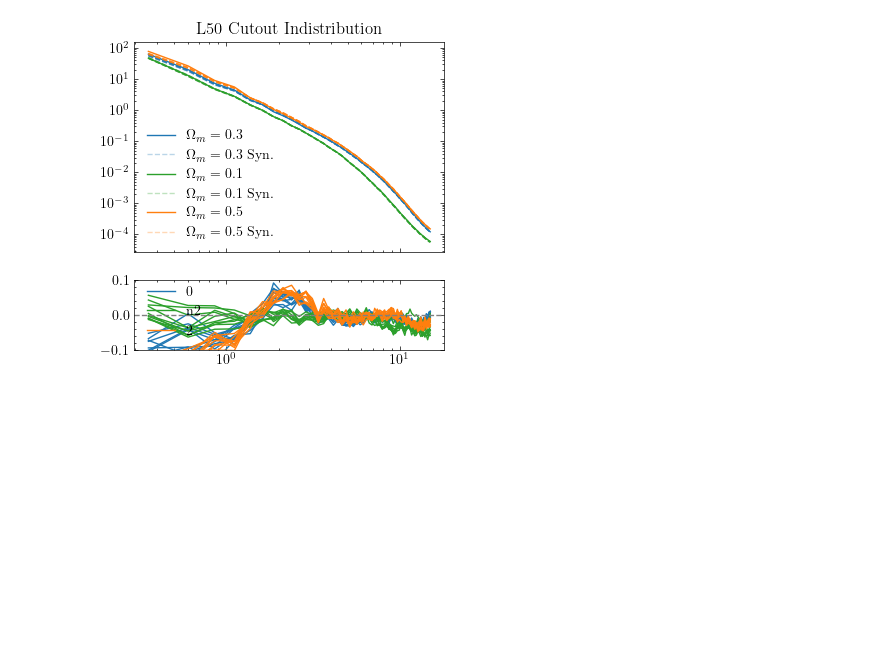
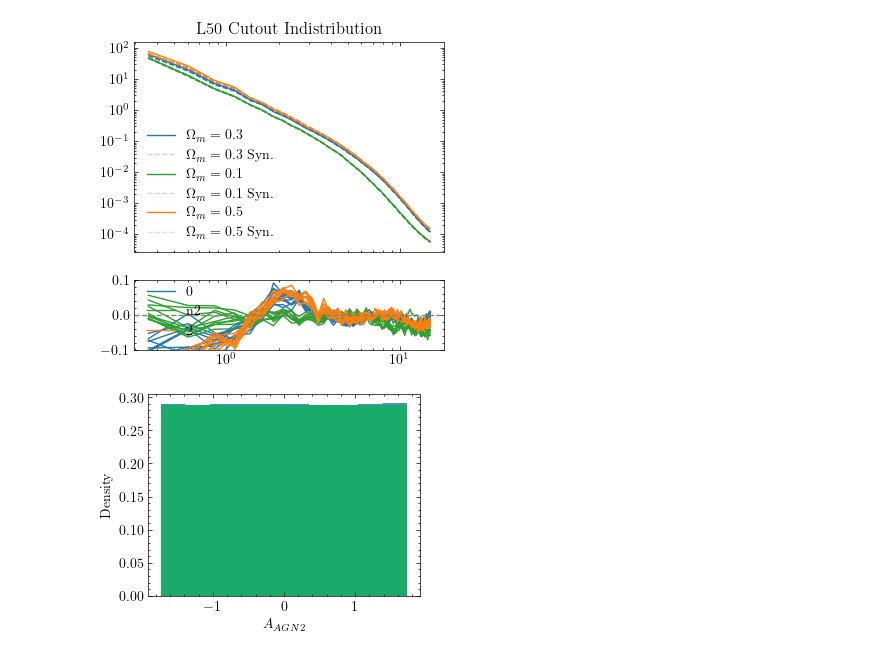
Before and after one commit to mingshauliu/FM-Upscaling, a Jupyter notebook: tets.ipynb, the cells around one changed output. Saved outputs shown, nothing was run; the diff lists cells and outputs as text; code cells hidden in the pictures; blank space fills up the shorter version.

```diff
--- a/tets.ipynb
+++ b/tets.ipynb
@@ -142,0 +180,14 @@ axes[0].set_title('L50 Cutout Indistribution')
+# %%
+param_l50 = np.loadtxt('/mnt/home/mliu1/ceph/CAMELS-L50n512/cached/param_IllustrisTNG_SB35_L50n512_normed.txt')
+param_l25 = np.loadtxt('/mnt/home/mliu1/ceph/CAMELS-L25n256/cached/param_IllustrisTNG_LH_L25n256_normed.txt')
+# %%
+labels=['$\\Omega_m$','$\\sigma_8$','$A_{SN1}$','$A_{SN2}$','$A_{AGN1}$','$A_{AGN2}$']
+i=5
+
+plt.hist(param_l50[:,i],alpha=0.7,label='L50',density=True)
+plt.hist(param_l25[:,i],alpha=0.7,label='L25',density=True)
+plt.xlabel(labels[i])
+plt.ylabel('Density')
+plt.show()
+# %% [output]
+[figure, added]
```
Also changed, not shown: parts of 5 cells of this notebook, 32 other files.
